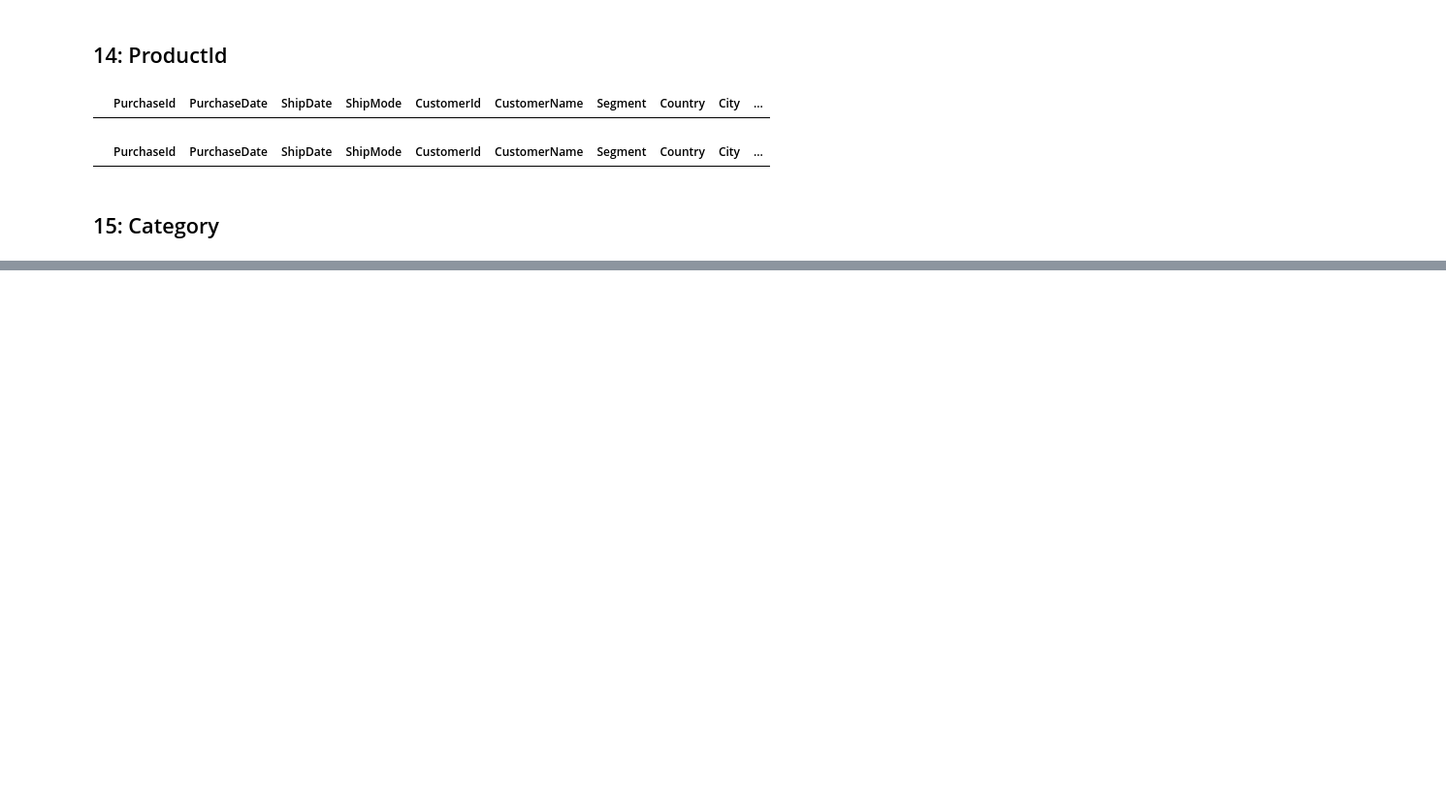
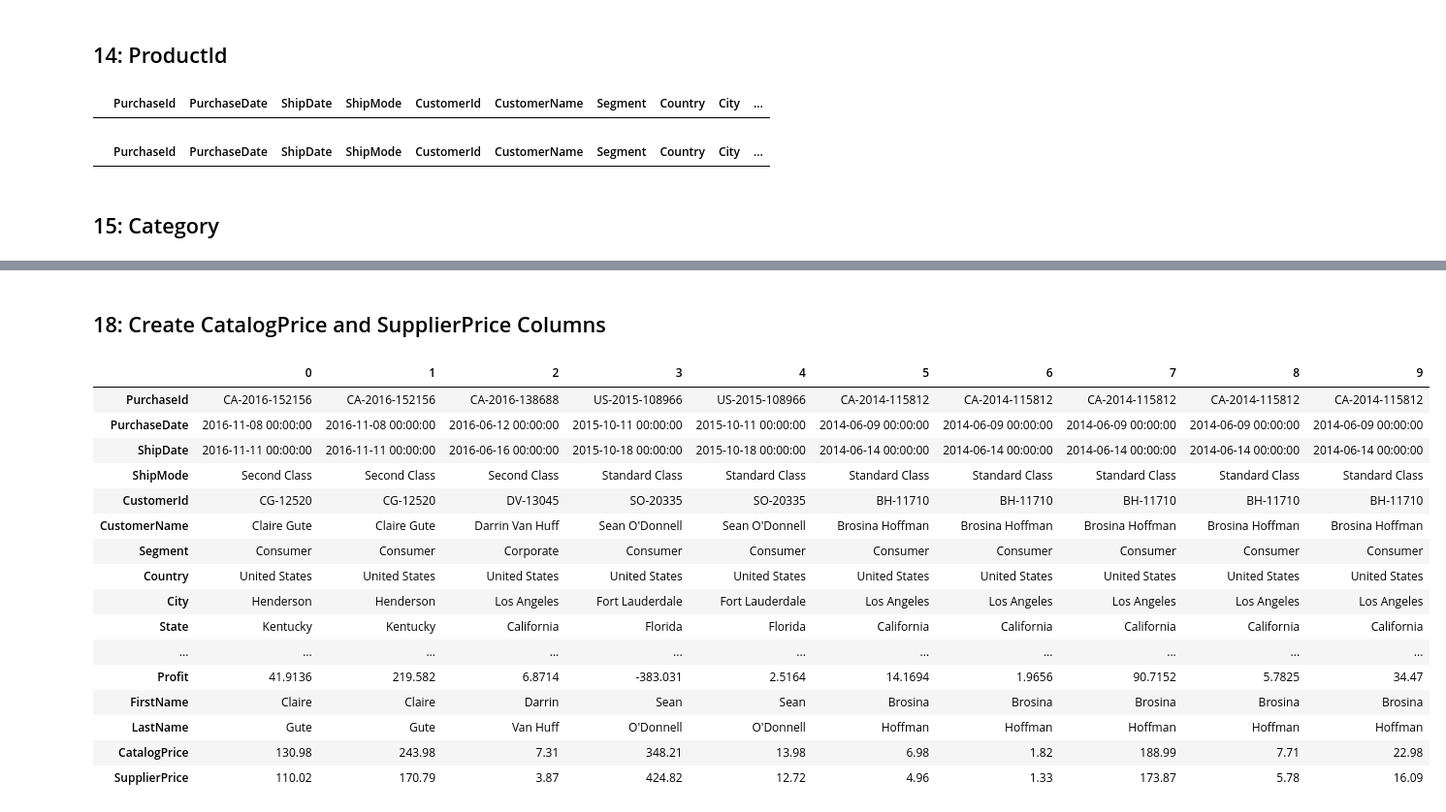
Before and after one commit to airsahin/BI-Analysis-ECommerce, a Jupyter notebook: EComProject.ipynb, the cells around one changed output, grey strips where cells are left out. Shown: that part at 97% size. Saved outputs shown, nothing was run; the diff lists cells and outputs as text; code cells hidden in the pictures; blank space fills up the shorter version.

Commit message:
Review Features and values

```diff
--- a/EComProject.ipynb
+++ b/EComProject.ipynb
@@ -1095,0 +1180,2 @@ df = df.reset_index(drop=True)
+# %%
+df['ProductName'] = df['ProductName'].str.title()
@@ -1095,0 +1240,10 @@ df = df.reset_index(drop=True)
+# %%
+# Update specific entries in the ProductName column
+
+df.loc[df['ProductName'] == 'Recycled Desk Saver Line "While You Were Out" Book, 5 1/2" X 4"', 'ProductName'] = 'Recycled Desk Saver Line, While You Were Out, Book, 5 1/2" X 4"'
+
+df.loc[df['ProductName'] == '"While You Were Out" Message Book, One Form Per Page', 'ProductName'] = 'While You Were Out, Message Book, One Form Per Page'
+
+df.loc[df['ProductName'] == 'Adams "While You Were Out" Message Pads', 'ProductName'] = 'Adams, While You Were Out, Message Pads'
+
+df.loc[df['ProductName'] == 'Standard Line \x93While You Were Out\x94 Hardbound Telephone Message Book', 'ProductName'] = 'Standard Line, While You Were Out, Hardbound Telephone Message Book'
@@ -1095,0 +1295,33 @@ df = df.reset_index(drop=True)
+# %% [markdown]
+## 18: Create CatalogPrice and SupplierPrice Columns<a id="18"></a>
+# %%
+# CatalogPrice
+df['CatalogPrice'] = (df['Sales'] / (df['Quantity'] * (1 - df['Discount']))).round(2)
+
+# SupplierPrice
+df['SupplierPrice'] = (df['CatalogPrice'] - (df['Profit'] / df['Quantity'])).round(2)
+
+# Ensure no negative SupplierPrice values
+df.loc[df['SupplierPrice'] < 0, 'SupplierPrice'] = 0
+# %%
+df = df.copy().reset_index(drop=True)
+# %%
+df.head(10).T
+# %% [output]
+|  | 0 | 1 | 2 | 3 | 4 | 5 | 6 | 7 | 8 | 9 |
+| PurchaseId | CA-2016-152156 | CA-2016-152156 | CA-2016-138688 | US-2015-108966 | US-2015-108966 | CA-2014-115812 | CA-2014-115812 | CA-2014-115812 | CA-2014-115812 | CA-2014-115812 |
+| PurchaseDate | 2016-11-08 00:00:00 | 2016-11-08 00:00:00 | 2016-06-12 00:00:00 | 2015-10-11 00:00:00 | 2015-10-11 00:00:00 | 2014-06-09 00:00:00 | 2014-06-09 00:00:00 | 2014-06-09 00:00:00 | 2014-06-09 00:00:00 | 2014-06-09 00:00:00 |
+| ShipDate | 2016-11-11 00:00:00 | 2016-11-11 00:00:00 | 2016-06-16 00:00:00 | 2015-10-18 00:00:00 | 2015-10-18 00:00:00 | 2014-06-14 00:00:00 | 2014-06-14 00:00:00 | 2014-06-14 00:00:00 | 2014-06-14 00:00:00 | 2014-06-14 00:00:00 |
+| ShipMode | Second Class | Second Class | Second Class | Standard Class | Standard Class | Standard Class | Standard Class | Standard Class | Standard Class | Standard Class |
+| CustomerId | CG-12520 | CG-12520 | DV-13045 | SO-20335 | SO-20335 | BH-11710 | BH-11710 | BH-11710 | BH-11710 | BH-11710 |
+| CustomerName | Claire Gute | Claire Gute | Darrin Van Huff | Sean O'Donnell | Sean O'Donnell | Brosina Hoffman | Brosina Hoffman | Brosina Hoffman | Brosina Hoffman | Brosina Hoffman |
+| Segment | Consumer | Consumer | Corporate | Consumer | Consumer | Consumer | Consumer | Consumer | Consumer | Consumer |
+| Country | United States | United States | United States | United States | United States | United States | United States | United States | United States | United States |
+| City | Henderson | Henderson | Los Angeles | Fort Lauderdale | Fort Lauderdale | Los Angeles | Los Angeles | Los Angeles | Los Angeles | Los Angeles |
+| State | Kentucky | Kentucky | California | Florida | Florida | California | California | California | California | California |
+| ... | ... | ... | ... | ... | ... | ... | ... | ... | ... | ... |
+| Profit | 41.9136 | 219.582 | 6.8714 | -383.031 | 2.5164 | 14.1694 | 1.9656 | 90.7152 | 5.7825 | 34.47 |
+| FirstName | Claire | Claire | Darrin | Sean | Sean | Brosina | Brosina | Brosina | Brosina | Brosina |
+| LastName | Gute | Gute | Van Huff | O'Donnell | O'Donnell | Hoffman | Hoffman | Hoffman | Hoffman | Hoffman |
+| CatalogPrice | 130.98 | 243.98 | 7.31 | 348.21 | 13.98 | 6.98 | 1.82 | 188.99 | 7.71 | 22.98 |
+| SupplierPrice | 110.02 | 170.79 | 3.87 | 424.82 | 12.72 | 4.96 | 1.33 | 173.87 | 5.78 | 16.09 |
```
Also changed, not shown: parts of 21 cells of this notebook.
